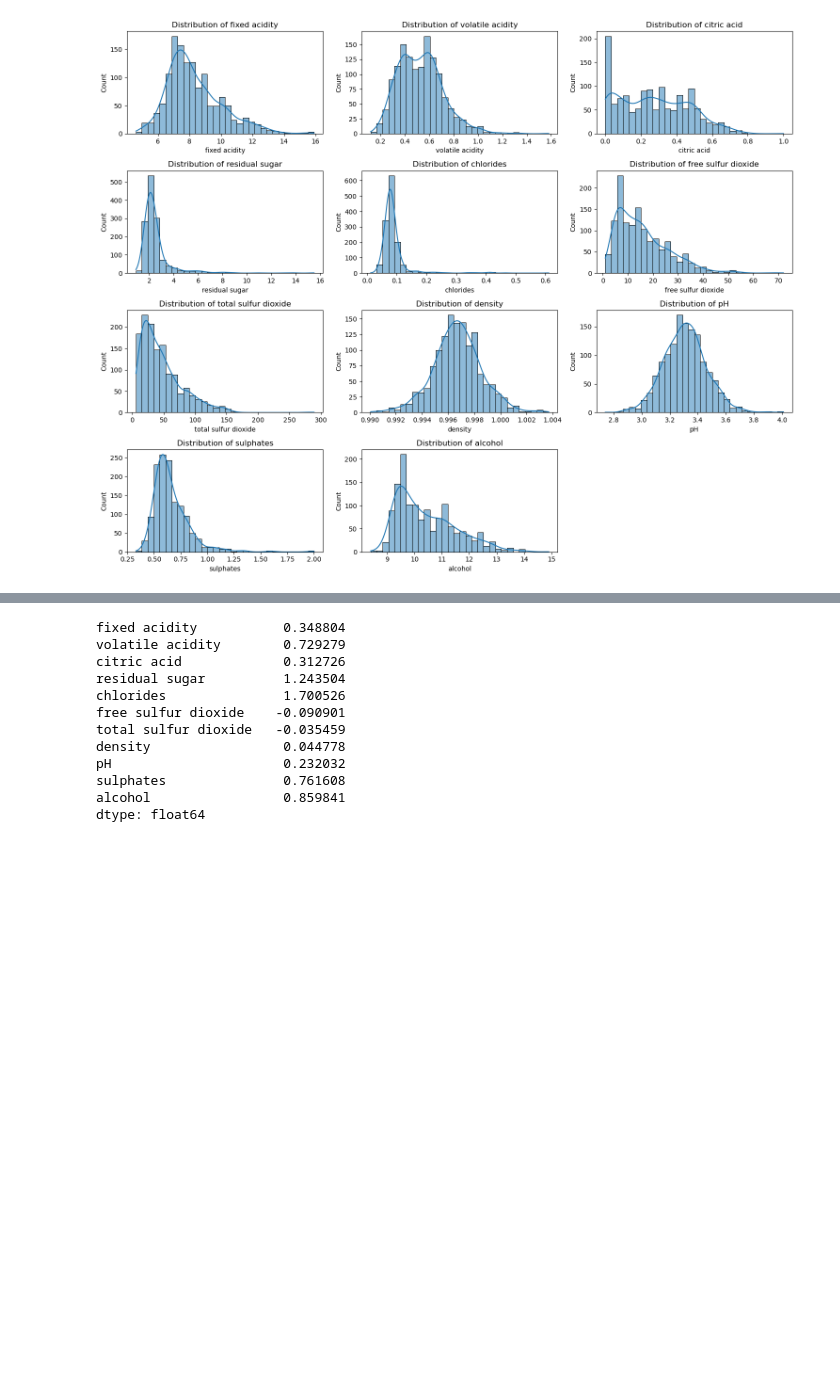
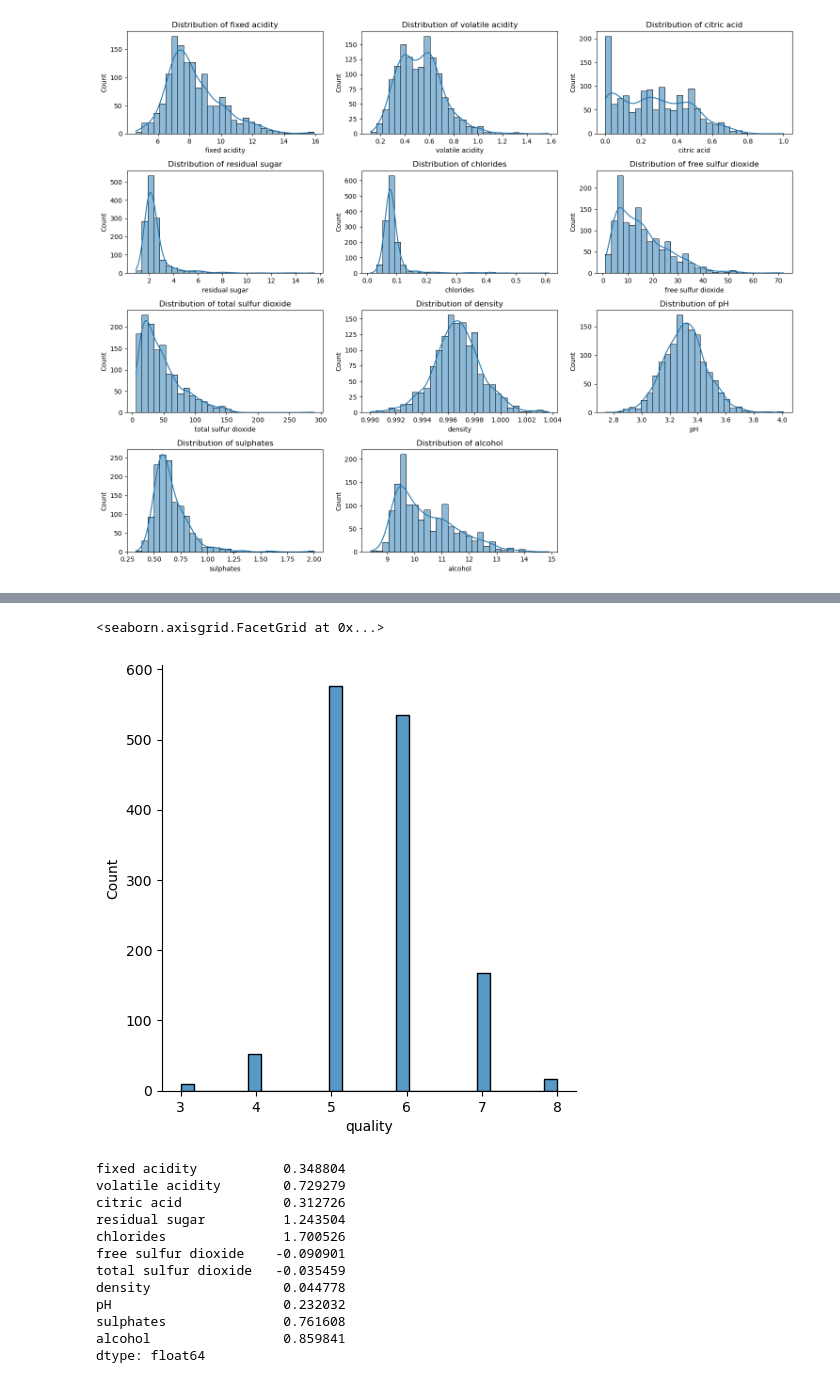
Before and after one commit to Amrthes/redwine, a Jupyter notebook: main.ipynb, the cells around one changed output, grey strips where cells are left out. Cells and saved outputs as stored; diff of their text form; code cells hidden in the pictures; blank space fills up the shorter version.

```diff
--- a/main.ipynb
+++ b/main.ipynb
@@ -101,3 +146,8 @@ plt.show()
+# %%
+sns.displot(df['quality'])
+# %% [output]
+<seaborn.axisgrid.FacetGrid at 0x...>
+[figure, added]
 # %%
 import numpy as np
 X = df.drop("quality", axis=1)
```
Also changed, not shown: parts of 15 cells of this notebook, 3 other files.
